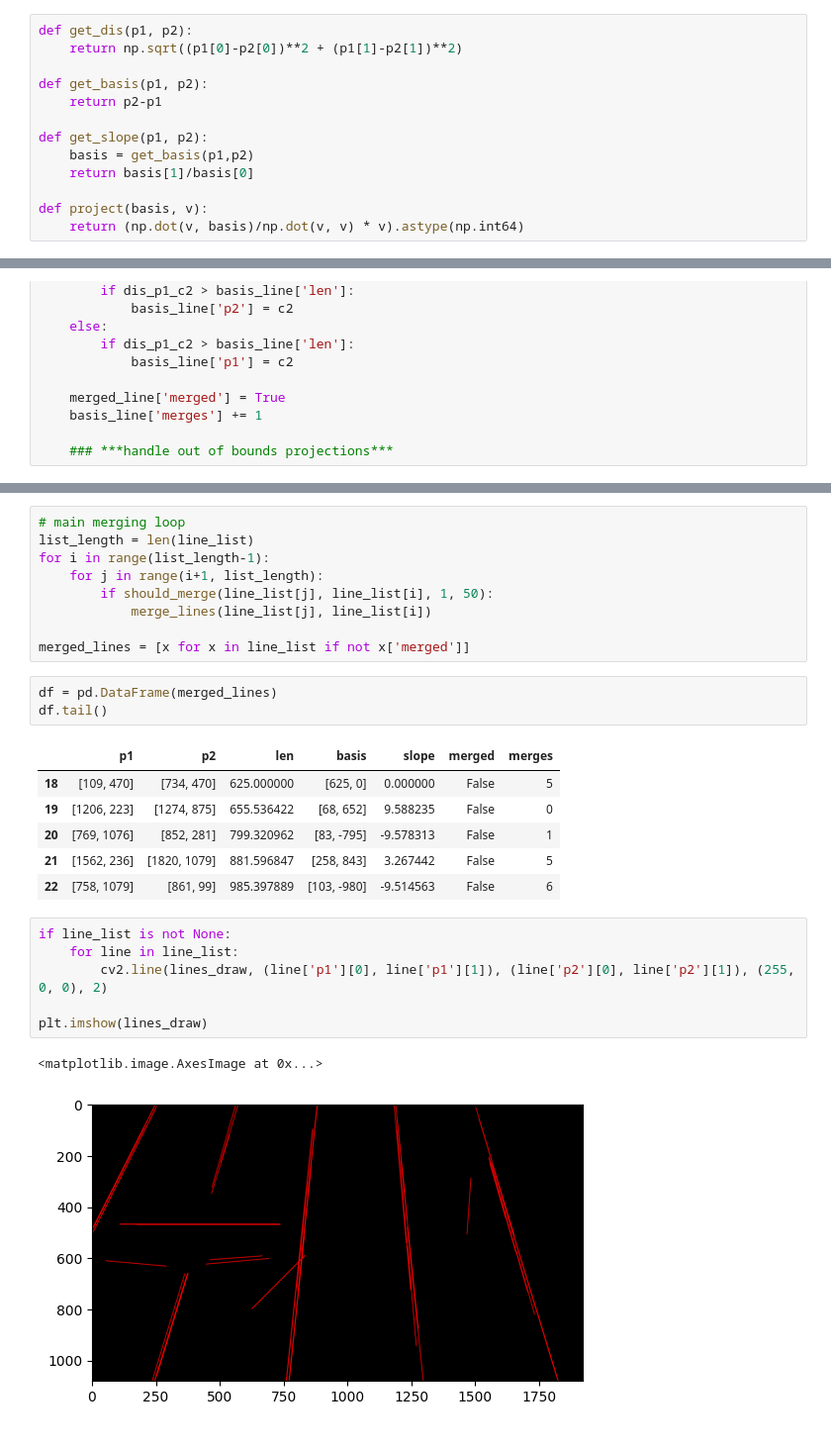
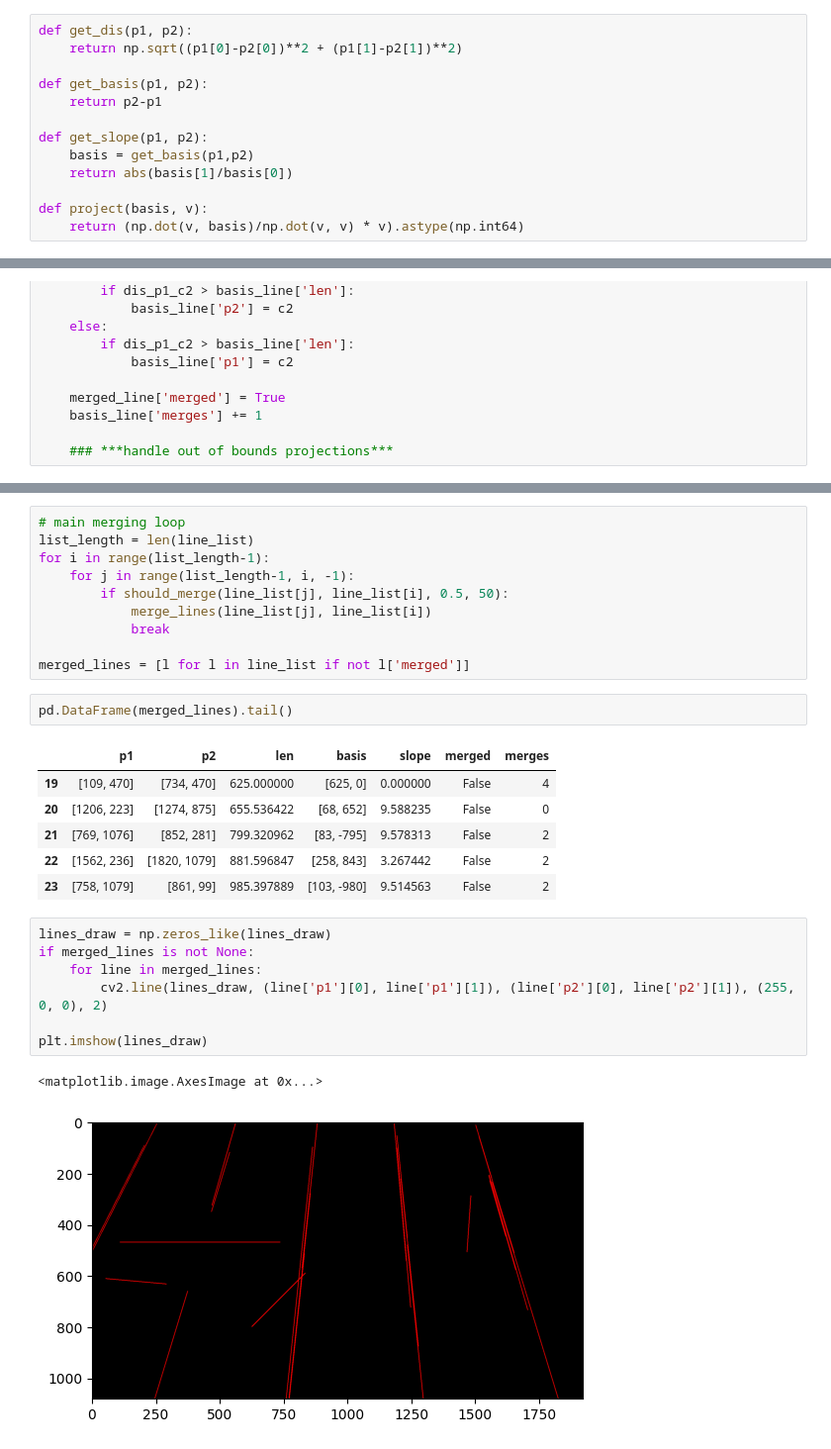
Before and after one commit to PhilJ0ly/football_field_line_detection, a Jupyter notebook: line_detection.ipynb, the cells around one changed output, grey strips where cells are left out. Shown at 99% size. Cells and saved outputs as stored; diff of their text form.

Commit message:
minor changes to line detection loop but still is not merging properly

```diff
--- a/line_detection.ipynb
+++ b/line_detection.ipynb
@@ -78,7 +78,7 @@ def get_basis(p1, p2):
 
 def get_slope(p1, p2):
     basis = get_basis(p1,p2)
-    return basis[1]/basis[0]
+    return abs(basis[1]/basis[0])
 
 def project(basis, v):
     return (np.dot(v, basis)/np.dot(v, v) * v).astype(np.int64)
@@ -161,27 +161,28 @@ def should_merge(basis_line, merged_line, slope_treshold, dis_treshold):
 # main merging loop
 list_length = len(line_list)
 for i in range(list_length-1):
-    for j in range(i+1, list_length):
-        if should_merge(line_list[j], line_list[i], 1, 50):
+    for j in range(list_length-1, i, -1):
+        if should_merge(line_list[j], line_list[i], 0.5, 50):
             merge_lines(line_list[j], line_list[i])
+            break
 
-merged_lines = [x for x in line_list if not x['merged']]
+merged_lines = [l for l in line_list if not l['merged']]
 # %%
-df = pd.DataFrame(merged_lines)
-df.tail()
+pd.DataFrame(merged_lines).tail()
 # %% [output]
 |  | p1 | p2 | len | basis | slope | merged | merges |
-| 18 | [109, 470] | [734, 470] | 625.000000 | [625, 0] | 0.000000 | False | 5 |
-| 19 | [1206, 223] | [1274, 875] | 655.536422 | [68, 652] | 9.588235 | False | 0 |
-| 20 | [769, 1076] | [852, 281] | 799.320962 | [83, -795] | -9.578313 | False | 1 |
-| 21 | [1562, 236] | [1820, 1079] | 881.596847 | [258, 843] | 3.267442 | False | 5 |
-| 22 | [758, 1079] | [861, 99] | 985.397889 | [103, -980] | -9.514563 | False | 6 |
+| 19 | [109, 470] | [734, 470] | 625.000000 | [625, 0] | 0.000000 | False | 4 |
+| 20 | [1206, 223] | [1274, 875] | 655.536422 | [68, 652] | 9.588235 | False | 0 |
+| 21 | [769, 1076] | [852, 281] | 799.320962 | [83, -795] | 9.578313 | False | 2 |
+| 22 | [1562, 236] | [1820, 1079] | 881.596847 | [258, 843] | 3.267442 | False | 2 |
+| 23 | [758, 1079] | [861, 99] | 985.397889 | [103, -980] | 9.514563 | False | 2 |
 # %%
-if line_list is not None:
-    for line in line_list:
+lines_draw = np.zeros_like(lines_draw)
+if merged_lines is not None:
+    for line in merged_lines:
         cv2.line(lines_draw, (line['p1'][0], line['p1'][1]), (line['p2'][0], line['p2'][1]), (255, 0, 0), 2)
 
 plt.imshow(lines_draw)
 # %% [output]
 <matplotlib.image.AxesImage at 0x...>
-[figure, old version]
+[figure, new version]
```
Also changed, not shown: parts of 1 cell of this notebook.
